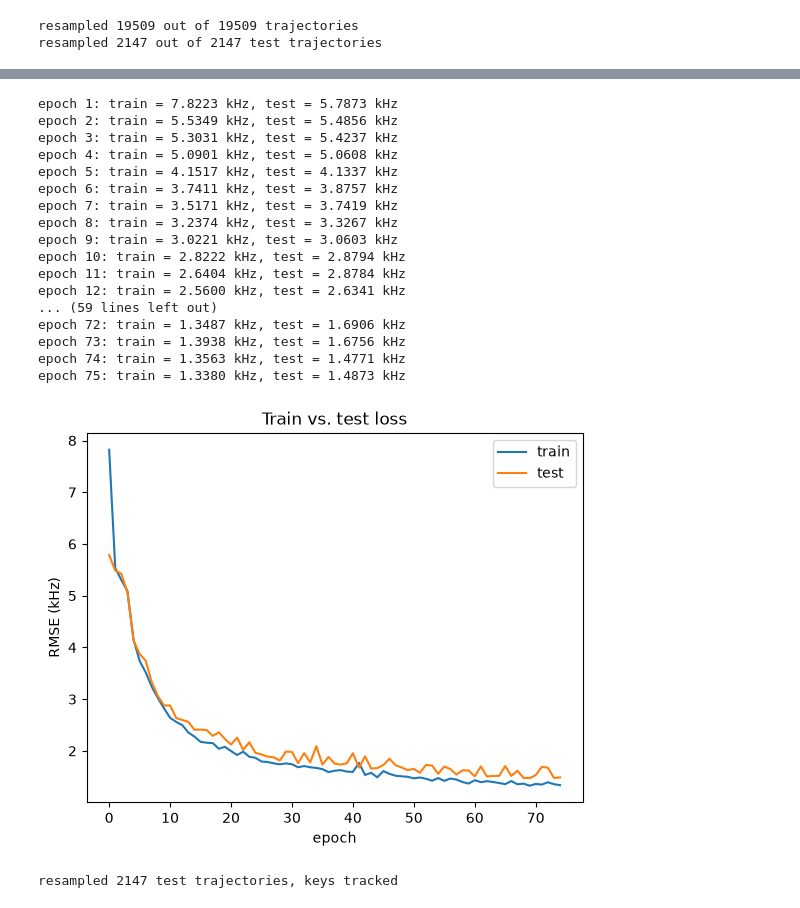
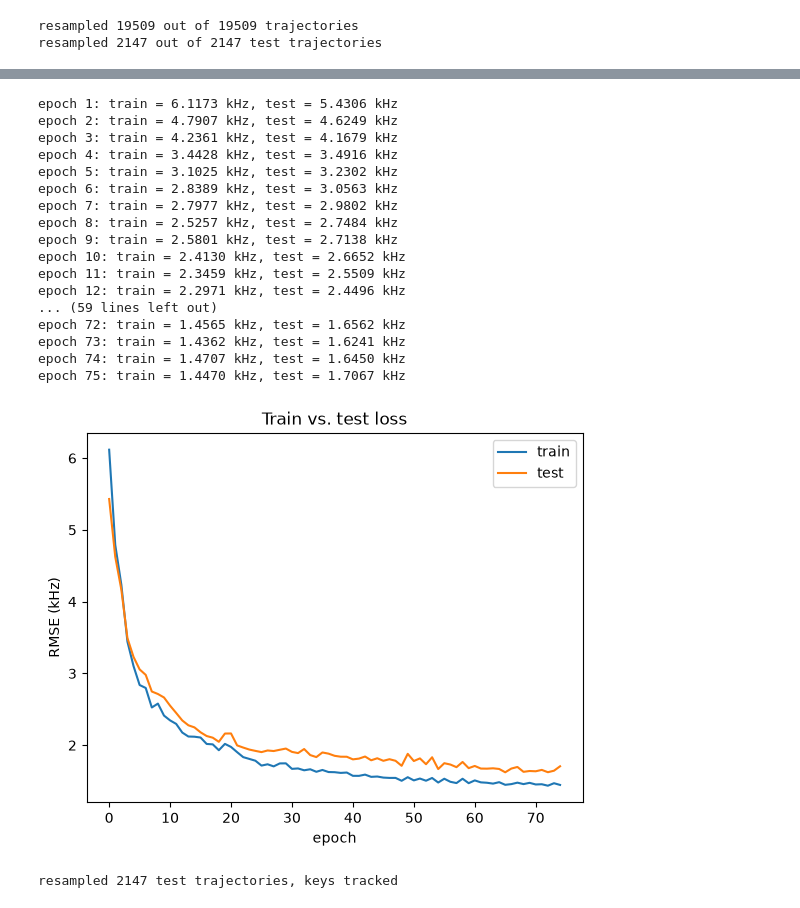
Before and after one commit to netra-khot/mouse-vocalization-2026, a Jupyter notebook: model/model.ipynb, the cells around one changed output, grey strips where cells are left out. Drawn from its saved outputs; the diff is of its cells as text; code cells hidden in the pictures.

Commit message:
worked on isolating types of cases where model performs badly

```diff
--- a/model/model.ipynb
+++ b/model/model.ipynb
@@ -23,7 +23,7 @@ from QMC_mouseUSV.USVfreq import USVfreq
 print("done w/ imports!")
 
 t0 = time.time()
-with open("../data_prep/pkl-files/pca_model.pkl", "rb") as f:
+with open("../data_prep/pkl-files/pca_model_pitch.pkl", "rb") as f:
     pca_full = pickle.load(f)
 print(f"pca_model: {time.time() - t0:.2f}s")
 
@@ -38,7 +38,7 @@ with open("../data_prep/pkl-files/test_contours.pkl", "rb") as f:
 print(f"test_contours: {time.time() - t0:.2f}s")
 
 t0 = time.time()
-with open("../data_prep/pkl-files/scaler-13comp.pkl", "rb") as f:
+with open("../data_prep/pkl-files/scaler-7comp-pitch.pkl", "rb") as f:
     scaler = pickle.load(f)
 print(f"scaler: {time.time() - t0:.2f}s")
 
@@ -87,10 +87,6 @@ def prepare_batch_pitch_in(trajectories, pca_model, scaler, pca_dim=7):
     return combined_input, targets
 # %%
 # load full contours and build resampled_trajectories for real training
-
-with open("../data_prep/pkl-files/train_contours.pkl", "rb") as f:
-    contours = pickle.load(f)
-
 def resample_trajectory(freqs, n_points=100):
     if len(freqs) < 2:
         return None
@@ -100,12 +96,12 @@ def resample_trajectory(freqs, n_points=100):
     return f(x_new)
 
 train_resampled_trajectories = []
-for key, data in contours.items():
+for key, data in train_contours.items():
     result = resample_trajectory(data["frequency_hz"])
     if result is not None:
         train_resampled_trajectories.append(result)
 
-print(f"resampled {len(train_resampled_trajectories)} out of {len(contours)} trajectories")
+print(f"resampled {len(train_resampled_trajectories)} out of {len(train_contours)} trajectories")
 
 test_resampled_trajectories = []
 for key, data in test_contours.items():
@@ -118,7 +114,7 @@ print(f"resampled {len(test_resampled_trajectories)} out of {len(test_contours)}
 resampled 19509 out of 19509 trajectories
 resampled 2147 out of 2147 test trajectories
 # %%
-model = LSTMController(input_dim=15)
+model = LSTMController(input_dim=7)
 optimizer = torch.optim.Adam(model.parameters(), lr=1e-3)
 
 batch_size = 128 # most optimal efficiency for cpu (should probably be adjusted on gpu)
@@ -128,7 +124,8 @@ start = time.time()
 
 for i in range(0, len(subset), batch_size):
     batch = subset[i:i + batch_size]
-    pca_vectors, targets = prepare_batch(batch, pca_full,scaler)
+    #pca_vectors, targets = prepare_batch(batch, pca_full,scaler)
+    pca_vectors, targets = prepare_batch_pitch_in(batch, pca_full,scaler)
 
     optimizer.zero_grad()
     activations = model(pca_vectors)  # shape (batch, 100, 4) now
@@ -153,4 +150,5 @@ estimated time for full dataset (1 epoch): 0.46 minutes
 # %%
+# MAY NEED TO UNCOMMENT LINE DEPENDING ON IF RUN IS PITCH CENTERED
 def evaluate(trajectories, model, pca_full, scaler, batch_size=128):
     model.eval()  # tells the model it's in evaluation mode, not training
     losses = []
@@ -158,7 +156,10 @@ def evaluate(trajectories, model, pca_full, scaler, batch_size=128):
     with torch.no_grad():  # no gradients needed, we're not training here
         for i in range(0, len(trajectories), batch_size):
             batch = trajectories[i:i + batch_size]
-            pca_vectors, targets = prepare_batch(batch, pca_full, scaler)
+            # pitch centered:
+            #pca_vectors, targets = prepare_batch(batch, pca_full, scaler) # <- THIS LINE HERE
+            # pitch in:
+            pca_vectors, targets = prepare_batch_pitch_in(batch, pca_full, scaler)
 
             activations = model(pca_vectors)
             resp, PCAIA, CT, TA = activations[...,0], activations[...,1], activations[...,2], activations[...,3]
@@ -175,7 +176,7 @@ def evaluate(trajectories, model, pca_full, scaler, batch_size=128):
     model.train()  # switch back to training mode for the next epoch
     return sum(losses) / len(losses)
 # %%
-model = LSTMController(input_dim=15)
+model = LSTMController(input_dim=7)
 optimizer = torch.optim.Adam(model.parameters(), lr=5e-4)
 
 batch_size = 128
@@ -188,7 +189,8 @@ for epoch in range(epochs):
     epoch_losses = []
     for i in range(0, len(train_resampled_trajectories), batch_size):
         batch = train_resampled_trajectories[i:i + batch_size]
-        pca_vectors, targets = prepare_batch(batch, pca_full, scaler)
+        #pca_vectors, targets = prepare_batch(batch, pca_full, scaler)
+        pca_vectors, targets = prepare_batch_pitch_in(batch, pca_full, scaler)
 
         optimizer.zero_grad()
         activations = model(pca_vectors)
@@ -201,50 +203,50 @@ for epoch in range(epochs):
         predicted_f0 = USVfreq(speed, imp_length)
 
         loss = torch.sqrt(torch.nn.functional.mse_loss(predicted_f0 / 1000, targets / 1000))
         loss.backward()
         optimizer.step()
 
         epoch_losses.append(loss.item())
 
     avg_train_loss = sum(epoch_losses) / len(epoch_losses)
     avg_test_loss = evaluate(test_resampled_trajectories, model, pca_full, scaler, batch_size)
 
     train_losses.append(avg_train_loss)
     test_losses.append(avg_test_loss)
 
     print(f"epoch {epoch + 1}: train = {avg_train_loss:.4f} kHz, test = {avg_test_loss:.4f} kHz")
 
 plt.plot(train_losses, label="train")
 plt.plot(test_losses, label="test")
 plt.xlabel("epoch")
 plt.ylabel("RMSE (kHz)")
 plt.legend()
 plt.title("Train vs. test loss")
 plt.show()
 
 # play song when its done running (bc i'm probably like studying for chem as this is running!)
 for x in range(3):
     subprocess.Popen(["afplay", "/System/Library/Sounds/Hero.aiff"])
     time.sleep(0.4)
 # %% [output]
-epoch 1: train = 7.8223 kHz, test = 5.7873 kHz
-epoch 2: train = 5.5349 kHz, test = 5.4856 kHz
-epoch 3: train = 5.3031 kHz, test = 5.4237 kHz
-epoch 4: train = 5.0901 kHz, test = 5.0608 kHz
-epoch 5: train = 4.1517 kHz, test = 4.1337 kHz
-epoch 6: train = 3.7411 kHz, test = 3.8757 kHz
-epoch 7: train = 3.5171 kHz, test = 3.7419 kHz
-epoch 8: train = 3.2374 kHz, test = 3.3267 kHz
-epoch 9: train = 3.0221 kHz, test = 3.0603 kHz
-epoch 10: train = 2.8222 kHz, test = 2.8794 kHz
-epoch 11: train = 2.6404 kHz, test = 2.8784 kHz
-epoch 12: train = 2.5600 kHz, test = 2.6341 kHz
+epoch 1: train = 6.1173 kHz, test = 5.4306 kHz
+epoch 2: train = 4.7907 kHz, test = 4.6249 kHz
+epoch 3: train = 4.2361 kHz, test = 4.1679 kHz
+epoch 4: train = 3.4428 kHz, test = 3.4916 kHz
+epoch 5: train = 3.1025 kHz, test = 3.2302 kHz
+epoch 6: train = 2.8389 kHz, test = 3.0563 kHz
+epoch 7: train = 2.7977 kHz, test = 2.9802 kHz
+epoch 8: train = 2.5257 kHz, test = 2.7484 kHz
+epoch 9: train = 2.5801 kHz, test = 2.7138 kHz
+epoch 10: train = 2.4130 kHz, test = 2.6652 kHz
+epoch 11: train = 2.3459 kHz, test = 2.5509 kHz
+epoch 12: train = 2.2971 kHz, test = 2.4496 kHz
 ... (59 lines left out)
-epoch 72: train = 1.3487 kHz, test = 1.6906 kHz
-epoch 73: train = 1.3938 kHz, test = 1.6756 kHz
-epoch 74: train = 1.3563 kHz, test = 1.4771 kHz
-epoch 75: train = 1.3380 kHz, test = 1.4873 kHz
+epoch 72: train = 1.4565 kHz, test = 1.6562 kHz
+epoch 73: train = 1.4362 kHz, test = 1.6241 kHz
+epoch 74: train = 1.4707 kHz, test = 1.6450 kHz
+epoch 75: train = 1.4470 kHz, test = 1.7067 kHz
-[figure, old version]
+[figure, new version]
 # %%
 # rebuild test_resampled_trajectories, but also keep a parallel list of keys
 test_resampled_trajectories = []
```
Also changed, not shown: parts of 5 cells of this notebook, 5 other files.
